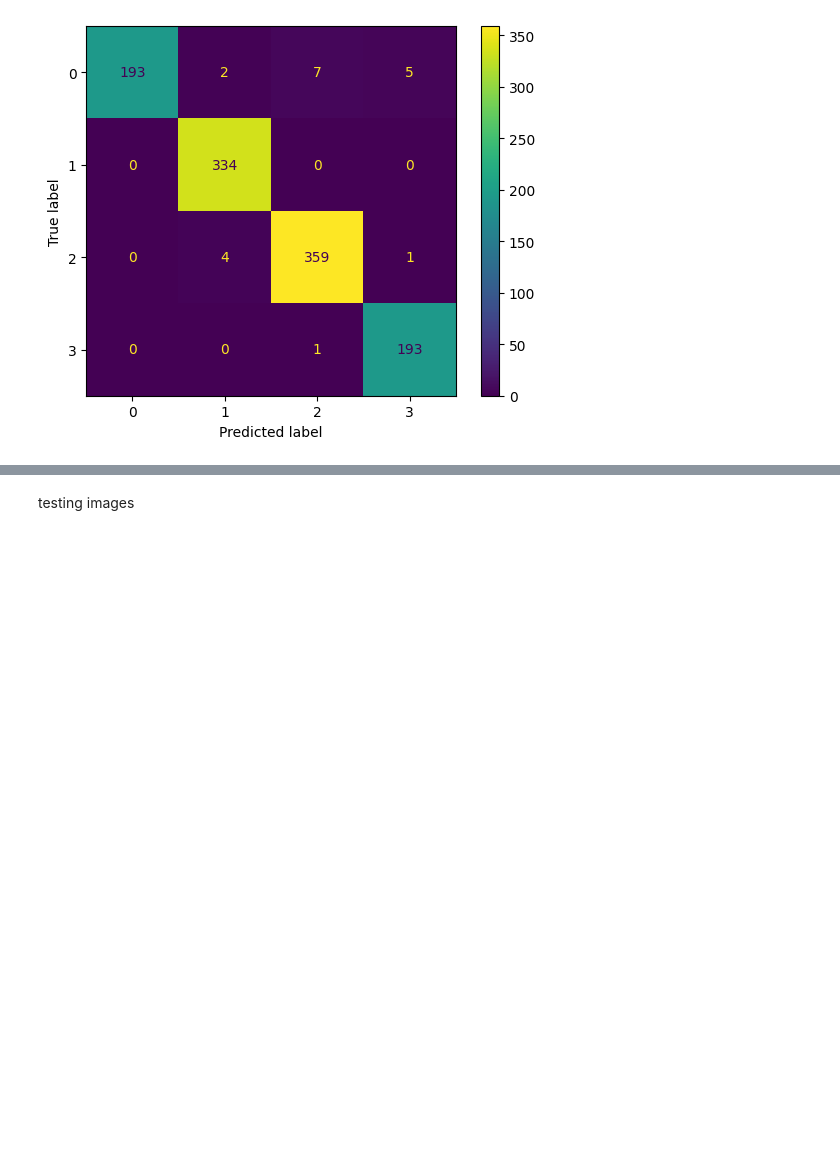
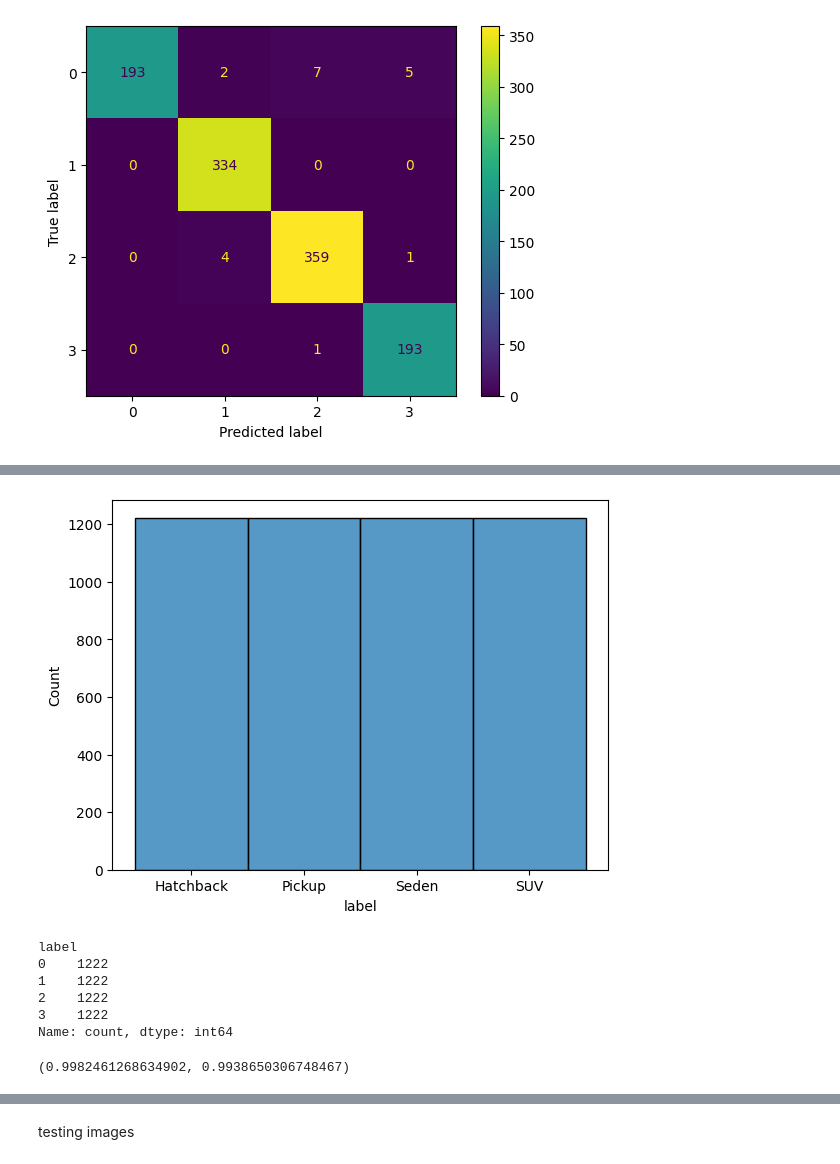
Before and after one commit to AnuraagaNath/Project-PredthePrice, a Jupyter notebook: train_image/train_image.ipynb, the cells around one changed output, grey strips where cells are left out. Saved outputs shown, nothing was run; the diff lists cells and outputs as text; code cells hidden in the pictures; blank space fills up the shorter version.

```diff
--- a/train_image/train_image.ipynb
+++ b/train_image/train_image.ipynb
@@ -138,0 +136,4 @@ sio.dump(clf, 'car_detection_model_svc.skops')
+# %%
+from imblearn.over_sampling import RandomOverSampler
+roversamp = RandomOverSampler()
+newX, newY = roversamp.fit_resample(X, y)
@@ -138,0 +149,15 @@ sio.dump(clf, 'car_detection_model_svc.skops')
+# %%
+import seaborn as sns
+sns.histplot(newY);
+# %% [output]
+[figure, added]
+# %%
+newY = newY.replace({'Hatchback':0, 'Pickup':1, 'Seden':2, 'SUV':3})
+newY.value_counts()
+# %% [output]
+label
+0    1222
+1    1222
+2    1222
+3    1222
+Name: count, dtype: int64
@@ -138,0 +166,8 @@ sio.dump(clf, 'car_detection_model_svc.skops')
+# %%
+from sklearn.svm import SVC
+clf = SVC(decision_function_shape='ovo', probability=True)
+clf.fit(nX_train, ny_train)
+ny_pred = clf.predict(nX_test)
+clf.score(nX_train, ny_train), clf.score(nX_test, ny_test)
+# %% [output]
+(0.9982461268634902, 0.9938650306748467)
```
Also changed, not shown: parts of 22 cells of this notebook, 33 other files.
